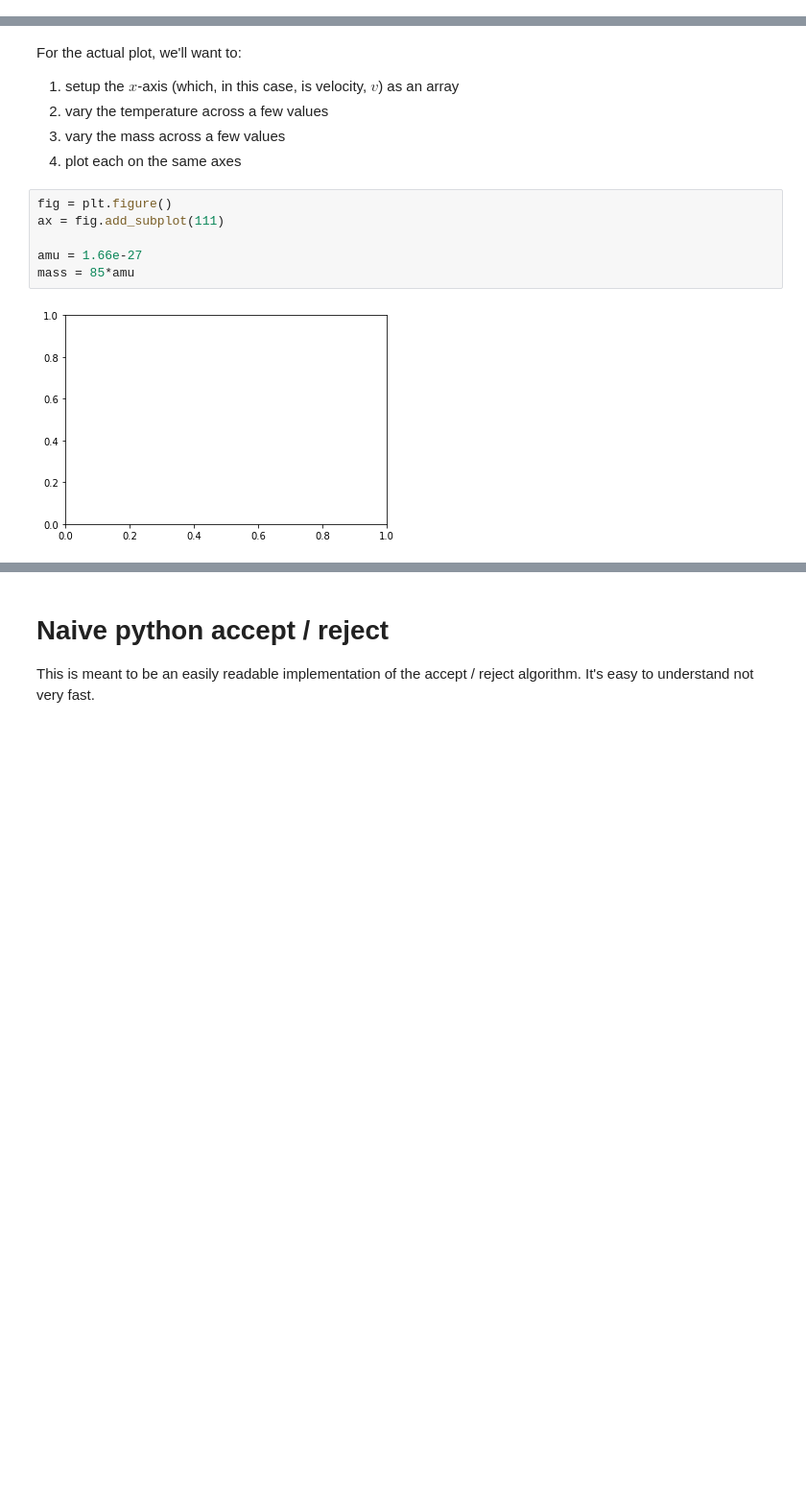
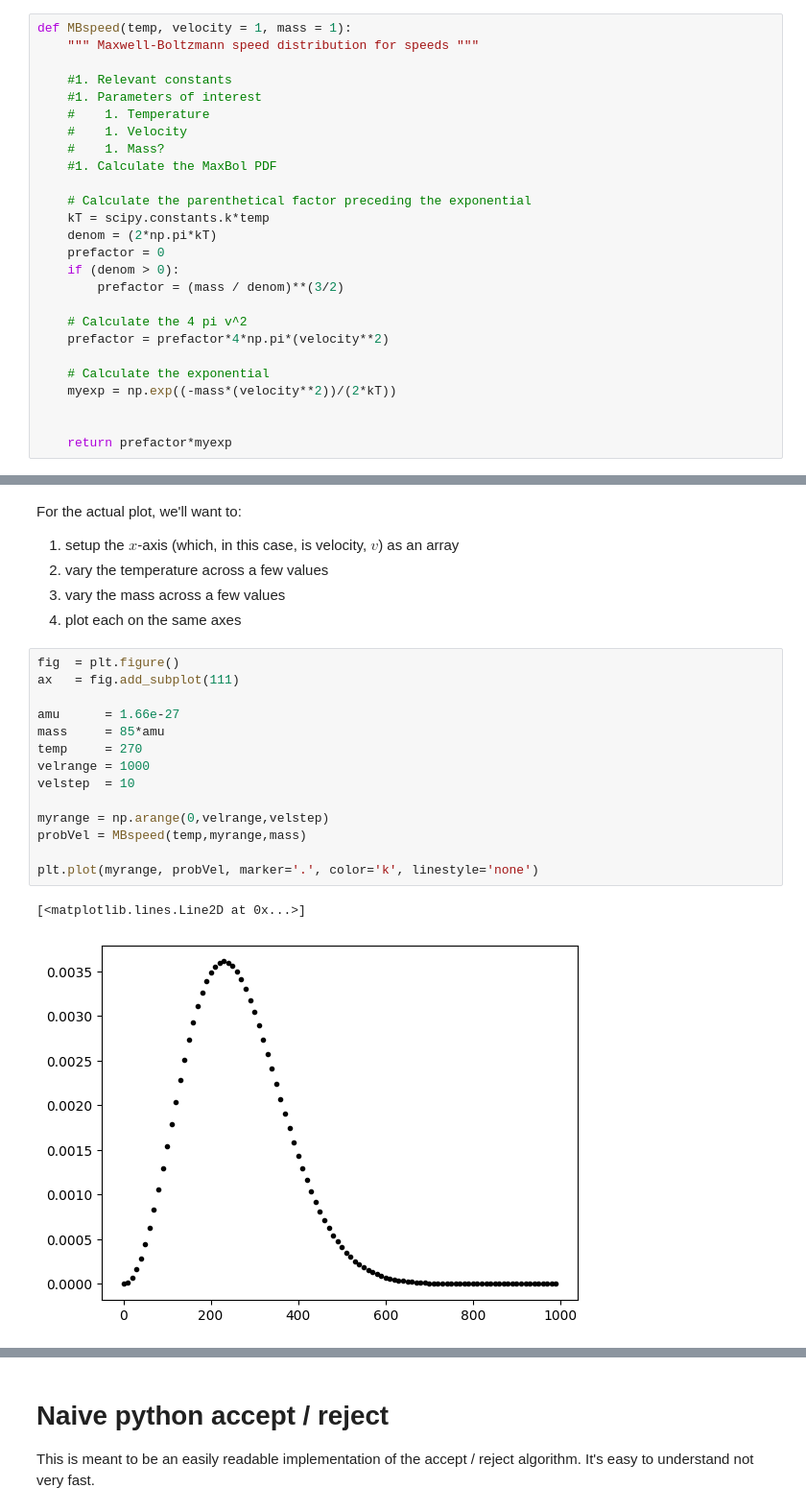
Before and after one commit to UChicagoPhysics/PHYS250, a Jupyter notebook: Examples/MaxwellBoltzmann.ipynb, the cells around one changed output, grey strips where cells are left out. Shown at 96% size. Cells and saved outputs as stored; diff of their text form; blank space fills up the shorter version.

```diff
--- a/Examples/MaxwellBoltzmann.ipynb
+++ b/Examples/MaxwellBoltzmann.ipynb
@@ -23,3 +22,29 @@ def MBspeed():
+# %%
+def MBspeed(temp, velocity = 1, mass = 1):
+    """ Maxwell-Boltzmann speed distribution for speeds """
+
+    #1. Relevant constants
+    #1. Parameters of interest
+    #    1. Temperature
+    #    1. Velocity
+    #    1. Mass?
+    #1. Calculate the MaxBol PDF
+
+    # Calculate the parenthetical factor preceding the exponential
+    kT = scipy.constants.k*temp
+    denom = (2*np.pi*kT)
+    prefactor = 0
+    if (denom > 0):
+        prefactor = (mass / denom)**(3/2)
+
+    # Calculate the 4 pi v^2
+    prefactor = prefactor*4*np.pi*(velocity**2)
+
+    # Calculate the exponential
+    myexp = np.exp((-mass*(velocity**2))/(2*kT))
+
+
+    return prefactor*myexp
 # %% [markdown]
 ## Plotting the distribution
 
@@ -41,10 +70,19 @@ For the actual plot, we'll want to:
 1. vary the mass across a few values
 1. plot each on the same axes
 # %%
-fig = plt.figure()
-ax = fig.add_subplot(111)
+fig  = plt.figure()
+ax   = fig.add_subplot(111)
 
-amu = 1.66e-27
-mass = 85*amu
+amu      = 1.66e-27
+mass     = 85*amu
+temp     = 270
+velrange = 1000
+velstep  = 10
+
+myrange = np.arange(0,velrange,velstep)
+probVel = MBspeed(temp,myrange,mass)
+
+plt.plot(myrange, probVel, marker='.', color='k', linestyle='none')
 # %% [output]
+[<matplotlib.lines.Line2D at 0x...>]
-[figure, old version]
+[figure, new version]
```
Also changed, not shown: parts of 6 cells of this notebook, 6 other files.
